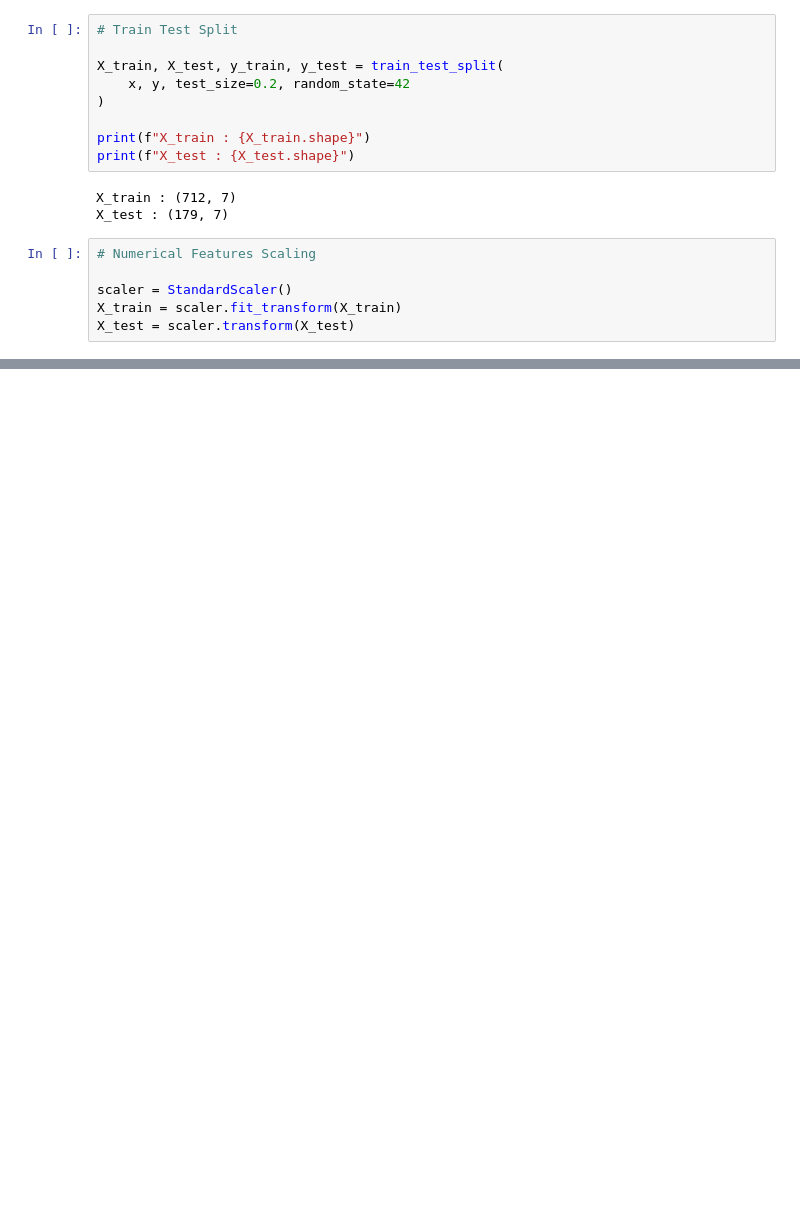
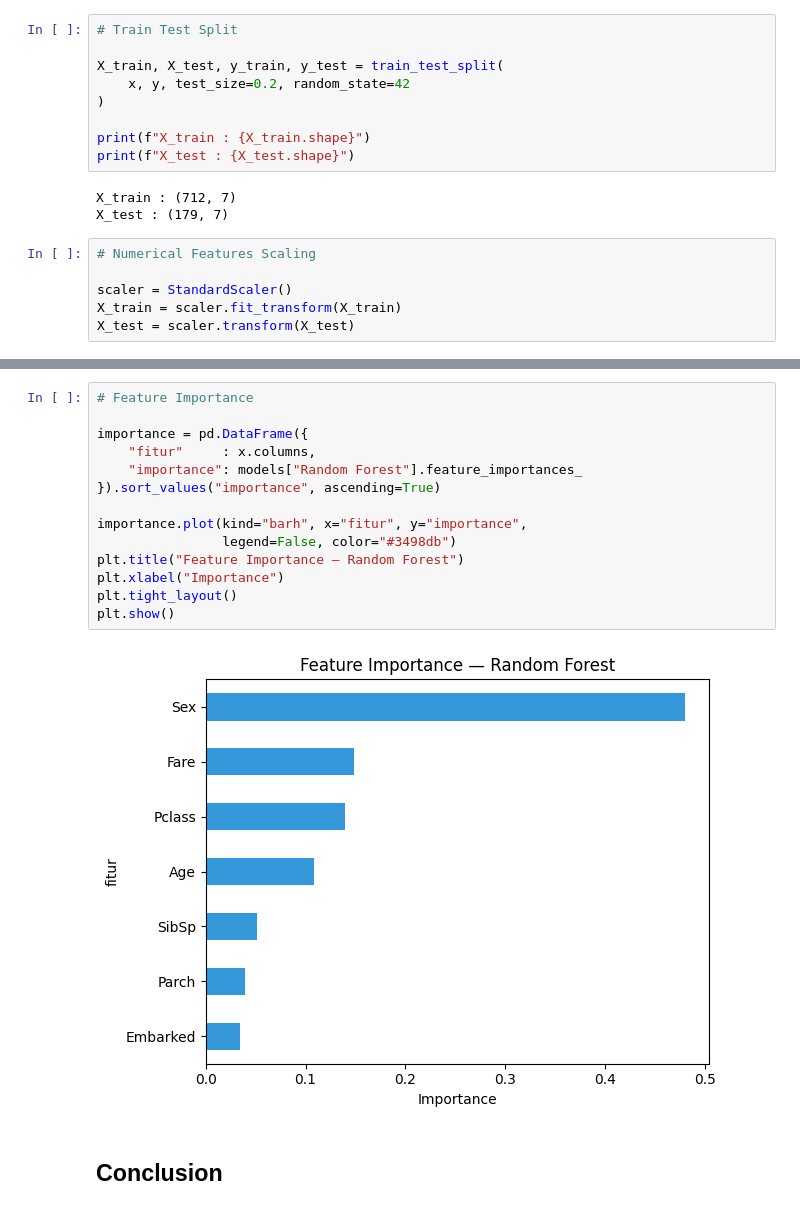
Before and after one commit to EJooL/titanic-survival-prediction, a Jupyter notebook: titanicsurvival.ipynb, the cells around one changed output, grey strips where cells are left out. Cells and saved outputs as stored; diff of their text form; blank space fills up the shorter version.

```diff
--- a/titanicsurvival.ipynb
+++ b/titanicsurvival.ipynb
@@ -222,0 +294,18 @@ X_test = scaler.transform(X_test)
+# %%
+# Feature Importance
+
+importance = pd.DataFrame({
+    "fitur"     : x.columns,
+    "importance": models["Random Forest"].feature_importances_
+}).sort_values("importance", ascending=True)
+
+importance.plot(kind="barh", x="fitur", y="importance",
+                legend=False, color="#3498db")
+plt.title("Feature Importance — Random Forest")
+plt.xlabel("Importance")
+plt.tight_layout()
+plt.show()
+# %% [output]
+[figure, added]
+# %% [markdown]
+## **Conclusion**
```
Also changed, not shown: parts of 10 cells of this notebook.
